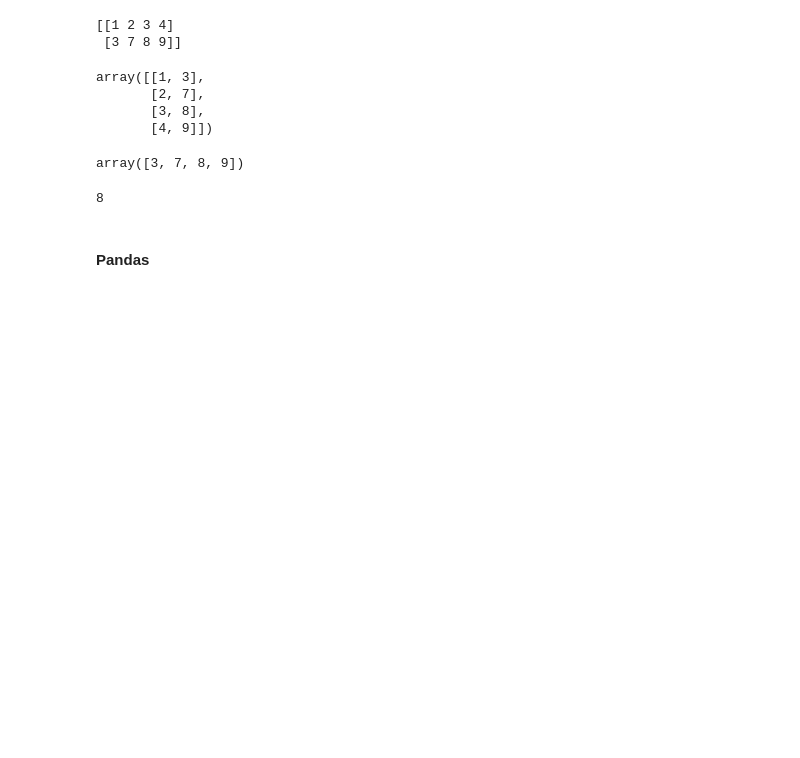
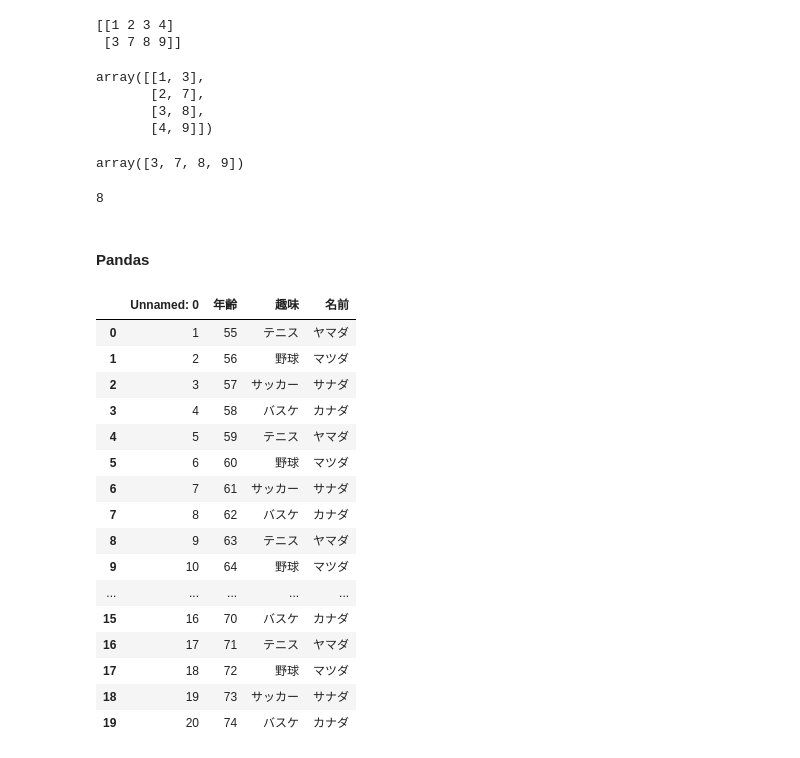
Before and after one commit to human9834/portfolio, a Jupyter notebook: Python/ソースコード基礎/ポートフォリオその4.ipynb, the cells around one changed output. Saved outputs shown, nothing was run; the diff lists cells and outputs as text; code cells hidden in the pictures; blank space fills up the shorter version.

```diff
--- a/Python/ソースコード基礎/ポートフォリオその4.ipynb
+++ b/Python/ソースコード基礎/ポートフォリオその4.ipynb
@@ -144,6 +144,24 @@ import pandas as pd
 # %%
 # read_csv の結果を dfという変数に格納
 # dfという変数に対して様々な処理が可能
 
-df = pd.read_csv("portfolio/Python/ソースコード基礎/sample教材.csv")
+df = pd.read_csv("/content/sample教材.csv")
 df
+# %% [output]
+|  | Unnamed: 0 | 年齢 | 趣味 | 名前 |
+| 0 | 1 | 55 | テニス | ヤマダ |
+| 1 | 2 | 56 | 野球 | マツダ |
+| 2 | 3 | 57 | サッカー | サナダ |
+| 3 | 4 | 58 | バスケ | カナダ |
+| 4 | 5 | 59 | テニス | ヤマダ |
+| 5 | 6 | 60 | 野球 | マツダ |
+| 6 | 7 | 61 | サッカー | サナダ |
+| 7 | 8 | 62 | バスケ | カナダ |
+| 8 | 9 | 63 | テニス | ヤマダ |
+| 9 | 10 | 64 | 野球 | マツダ |
+| ... | ... | ... | ... | ... |
+| 15 | 16 | 70 | バスケ | カナダ |
+| 16 | 17 | 71 | テニス | ヤマダ |
+| 17 | 18 | 72 | 野球 | マツダ |
+| 18 | 19 | 73 | サッカー | サナダ |
+| 19 | 20 | 74 | バスケ | カナダ |
```
Also changed, not shown: parts of 2 cells of this notebook.
